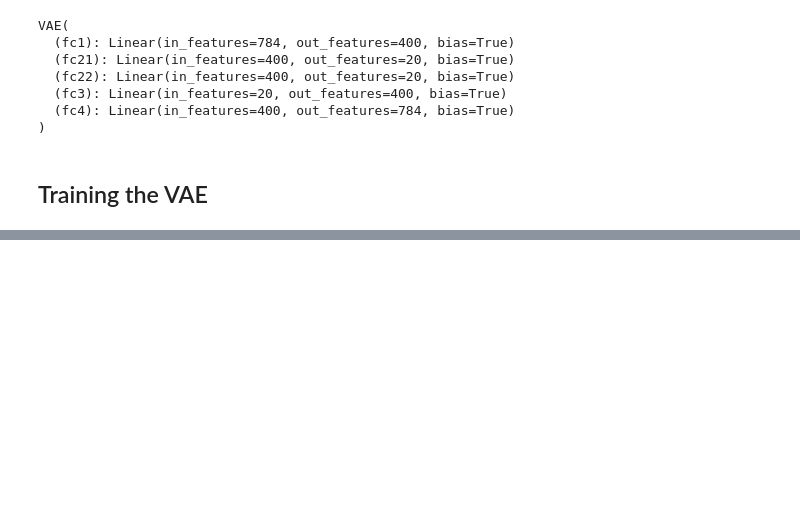
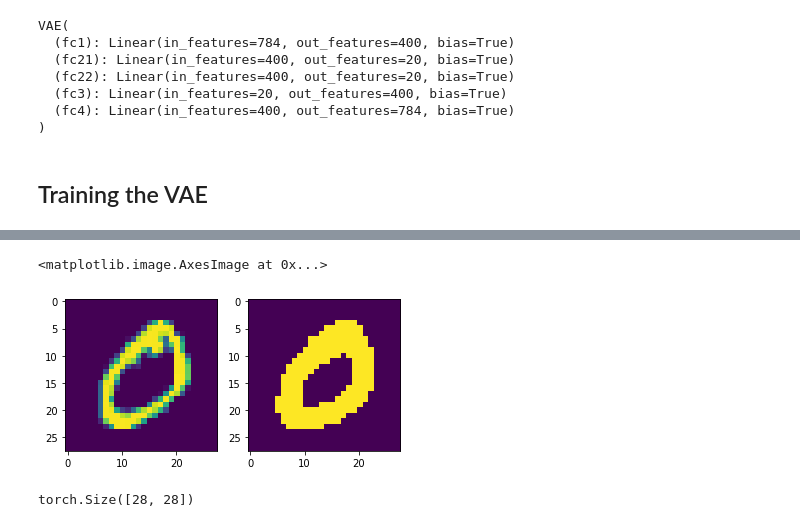
Before and after one commit to massastrello/PDMP-ID, a Jupyter notebook: pyPDMP/notebooks/VAE tutorial.ipynb, the cells around one changed output, grey strips where cells are left out. Cells and saved outputs as stored; diff of their text form; code cells hidden in the pictures; blank space fills up the shorter version.

```diff
--- a/pyPDMP/notebooks/VAE tutorial.ipynb
+++ b/pyPDMP/notebooks/VAE tutorial.ipynb
@@ -92,0 +106,11 @@ plt.imshow(y.detach().numpy())
+# %%
+y = m(x.float().view(-1,size) + 10*torch.rand(1,size))[0].view(28,28)
+# %%
+plt.figure()
+plt.subplot(121)
+plt.imshow(x)
+plt.subplot(122)
+plt.imshow(y.detach().numpy())
+# %% [output]
+<matplotlib.image.AxesImage at 0x...>
+[figure, added]
@@ -92,0 +127,4 @@ plt.imshow(y.detach().numpy())
+# %%
+y[0].shape
+# %% [output]
+torch.Size([28, 28])
```
Also changed, not shown: parts of 7 cells of this notebook, 3 other files.
